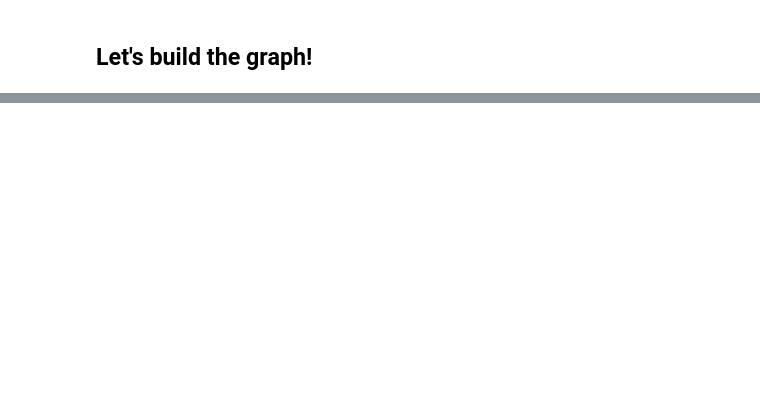
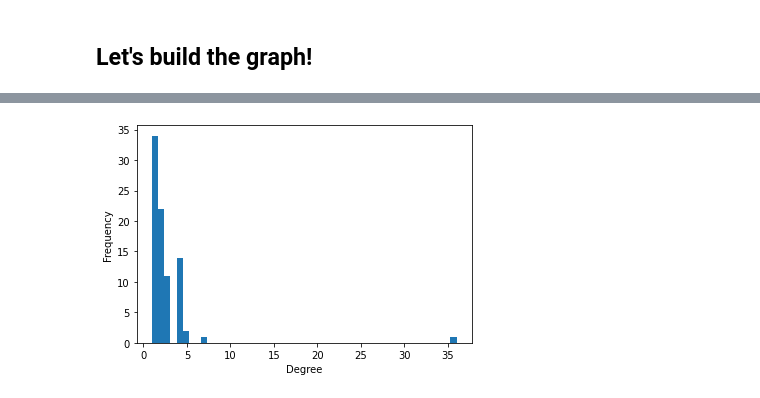
Before and after one commit to eliarizzetto/bg_net, a Jupyter notebook: caesar_net/bellum_gallicum_net.ipynb, the cells around one changed output, grey strips where cells are left out. Saved outputs shown, nothing was run; the diff lists cells and outputs as text; code cells hidden in the pictures; blank space fills up the shorter version.

```diff
--- a/caesar_net/bellum_gallicum_net.ipynb
+++ b/caesar_net/bellum_gallicum_net.ipynb
@@ -289,0 +385,8 @@ Local cdn resources have problems on chrome/safari when used in jupyter-notebook
+# %%
+degree_list = [d[1] for d in list(nx.degree(G))]
+plt.hist(degree_list, bins=50)
+plt.xlabel('Degree')
+plt.ylabel('Frequency')
+plt.show()
+# %% [output]
+[figure, added]
```
Also changed, not shown: parts of 25 cells of this notebook, 2 other files.
